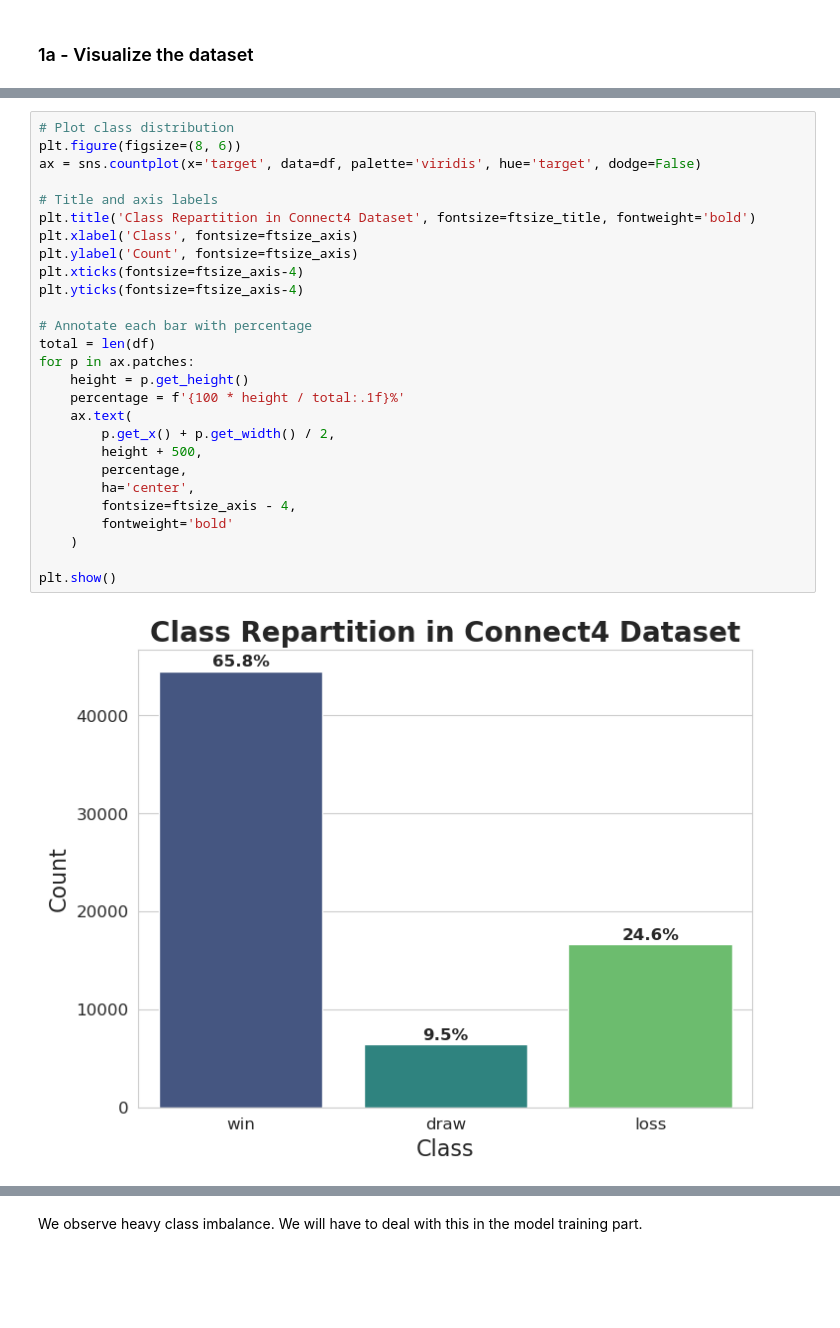
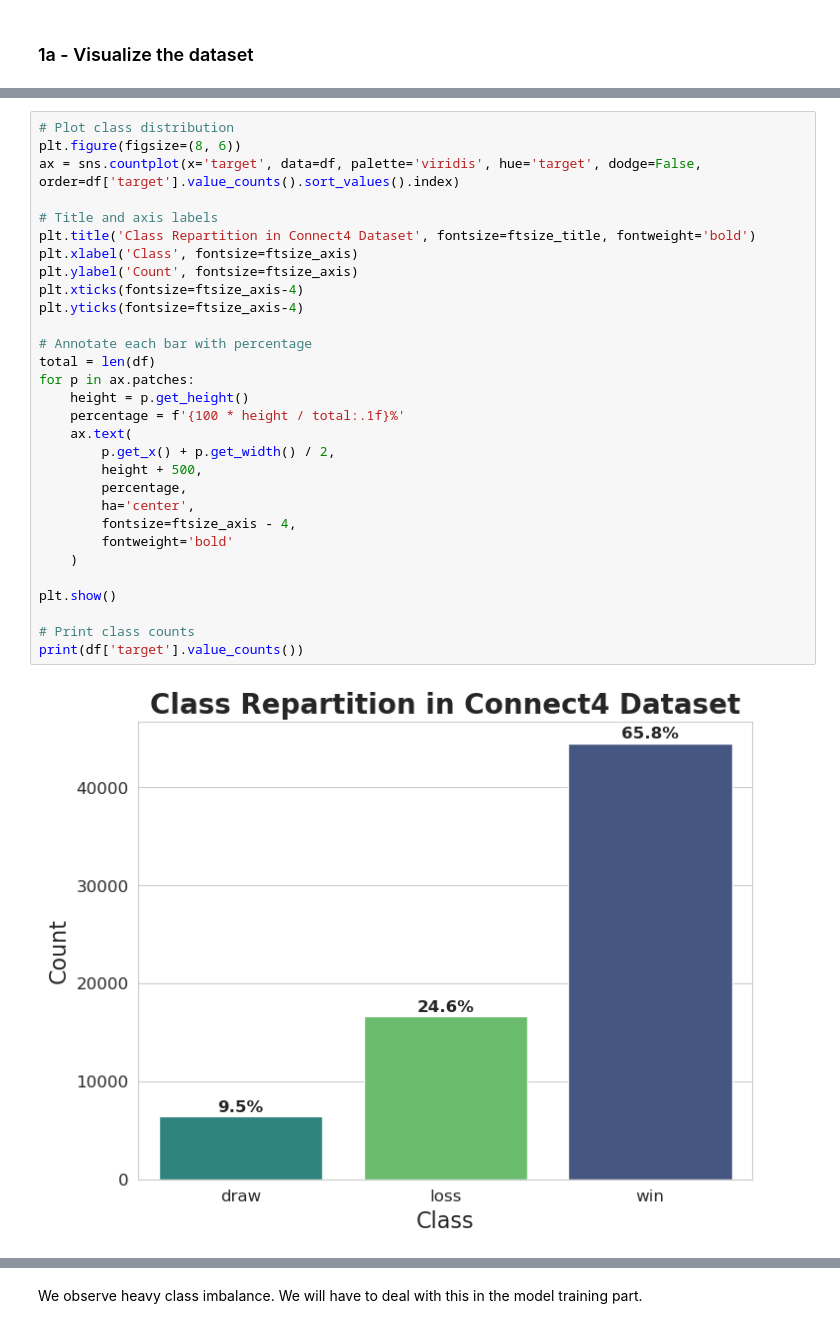
Before and after one commit to ali-hou-supaero/ML_Connect4_Project, a Jupyter notebook: project.ipynb, the cells around one changed output, grey strips where cells are left out. Drawn from its saved outputs; the diff is of its cells as text; blank space fills up the shorter version.

```diff
--- a/project.ipynb
+++ b/project.ipynb
@@ -128,29 +131,32 @@ visualize_connect4(df, 0)
 # %%
 # Plot class distribution
 plt.figure(figsize=(8, 6))
-ax = sns.countplot(x='target', data=df, palette='viridis', hue='target', dodge=False)
+ax = sns.countplot(x='target', data=df, palette='viridis', hue='target', dodge=False, order=df['target'].value_counts().sort_values().index)
 
 # Title and axis labels
 plt.title('Class Repartition in Connect4 Dataset', fontsize=ftsize_title, fontweight='bold')
 plt.xlabel('Class', fontsize=ftsize_axis)
 plt.ylabel('Count', fontsize=ftsize_axis)
 plt.xticks(fontsize=ftsize_axis-4)
 plt.yticks(fontsize=ftsize_axis-4)
 
 # Annotate each bar with percentage
 total = len(df)
 for p in ax.patches:
     height = p.get_height()
     percentage = f'{100 * height / total:.1f}%'
     ax.text(
         p.get_x() + p.get_width() / 2,
         height + 500,
         percentage,
         ha='center',
         fontsize=ftsize_axis - 4,
         fontweight='bold'
     )
 
 plt.show()
+
+# Print class counts
+print(df['target'].value_counts())
 # %% [output]
-[figure, old version]
+[figure, new version]
```
Also changed, not shown: parts of 41 cells of this notebook, 4 other files.
